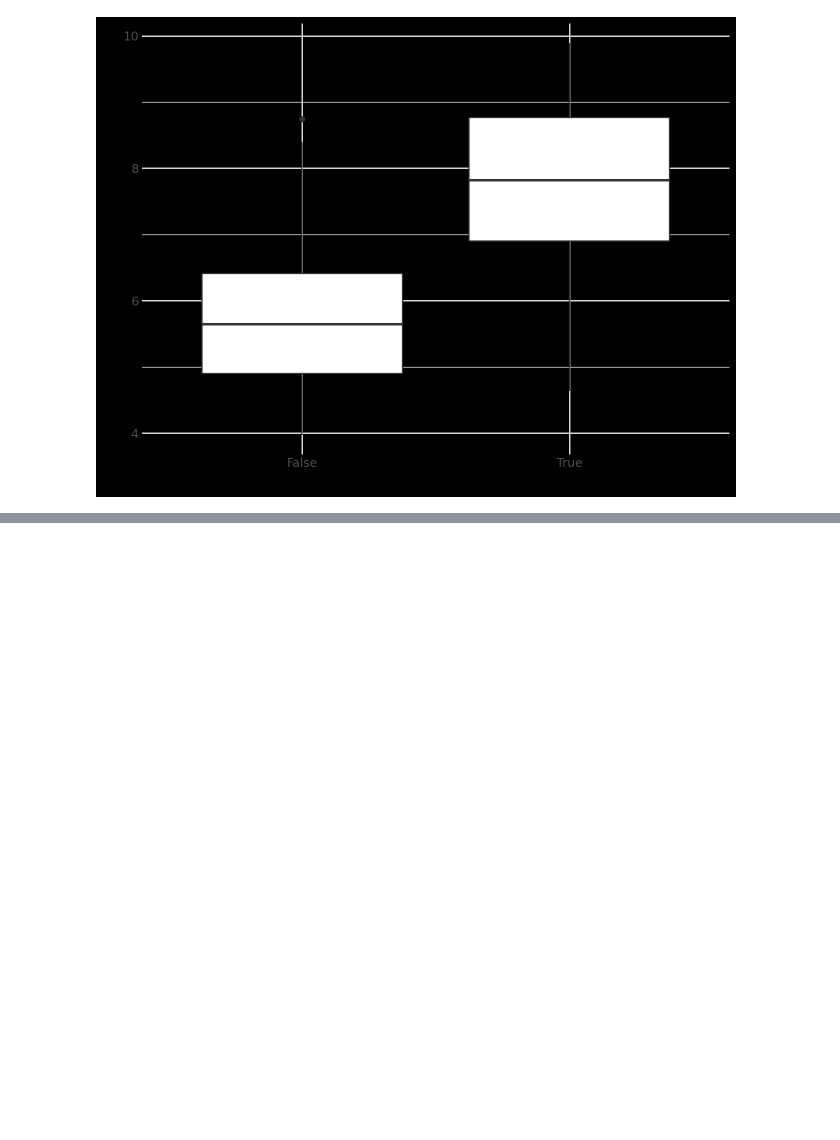
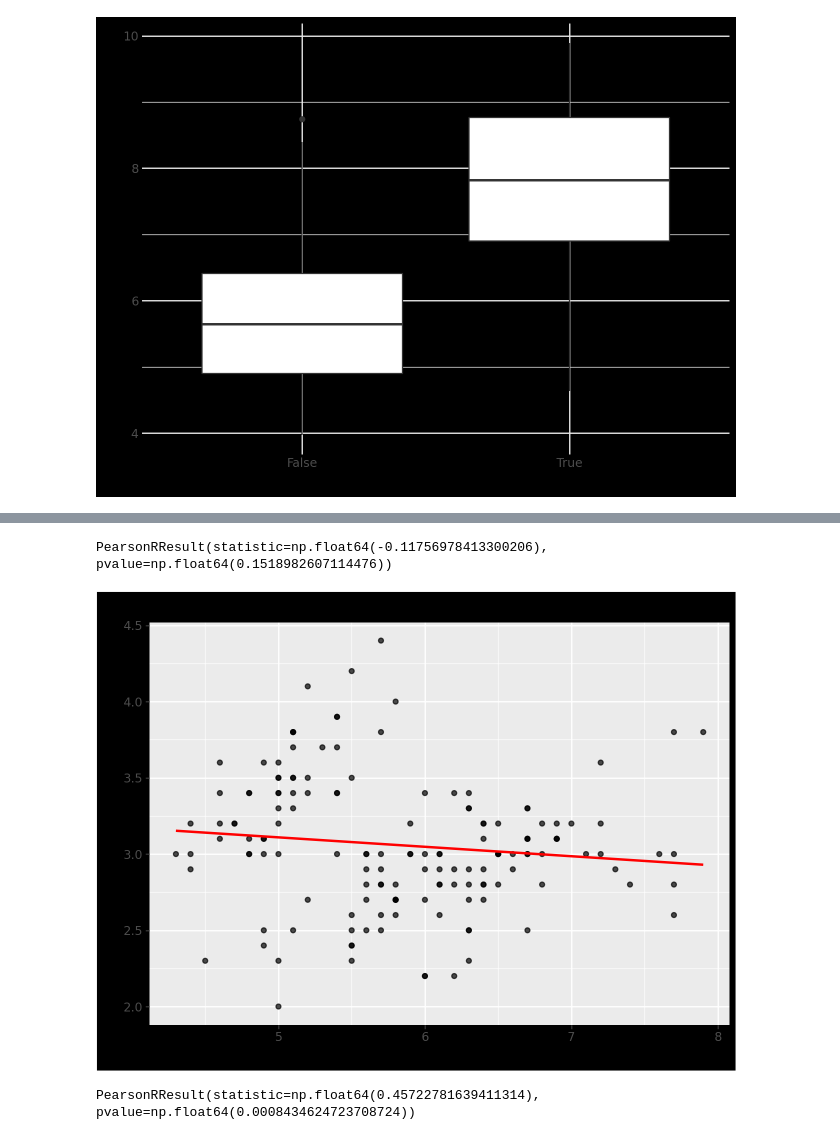
Before and after one commit to areiljan/DataScience, a Jupyter notebook: EX8/8.ipynb, the cells around one changed output, grey strips where cells are left out. Saved outputs shown, nothing was run; the diff lists cells and outputs as text; code cells hidden in the pictures; blank space fills up the shorter version.

```diff
--- a/EX8/8.ipynb
+++ b/EX8/8.ipynb
@@ -74,0 +136,35 @@ plot_growth_one_mk(growth_analysis, 'gene_A')
+# %%
+from sklearn.datasets import load_iris
+from scipy.stats import pearsonr
+
+iris = load_iris(as_frame=True)['frame']
+sepal_length = iris['sepal length (cm)']
+sepal_width = iris['sepal width (cm)']
+print(pearsonr(sepal_length, sepal_width))
+
+from plotnine import *
+
+(
+    ggplot(iris, aes(x='sepal length (cm)', y='sepal width (cm)'))
+    + geom_point(alpha=0.7)
+    + geom_smooth(method='lm', se=False, color='red')
+    + labs(
+        title="Sepal Length vs Sepal Width (Iris dataset)",
+        x="Sepal Length (cm)",
+        y="Sepal Width (cm)"
+    )
+)
+
+# The issue with these results is that the dataset includes three different species
+# %% [output]
+PearsonRResult(statistic=np.float64(-0.11756978413300206), pvalue=np.float64(0.1518982607114476))
+[figure, added]
+# %%
+sepal_length = iris.loc[iris['target'] == 2, 'sepal length (cm)']
+sepal_width = iris.loc[iris['target'] == 2, 'sepal width (cm)']
+
+pearsonr(sepal_length, sepal_width)
+
+# The pearson, when grouped by species is much higher.
+# %% [output]
+PearsonRResult(statistic=np.float64(0.45722781639411314), pvalue=np.float64(0.0008434624723708724))
```
Also changed, not shown: parts of 22 cells of this notebook, 2 other files.
